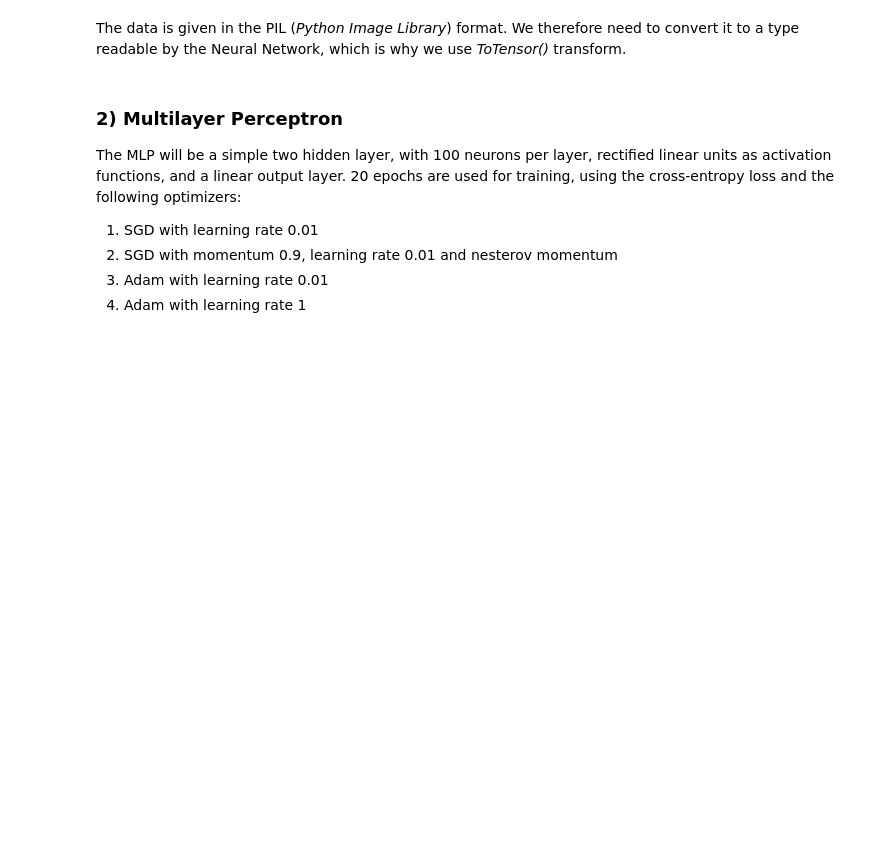
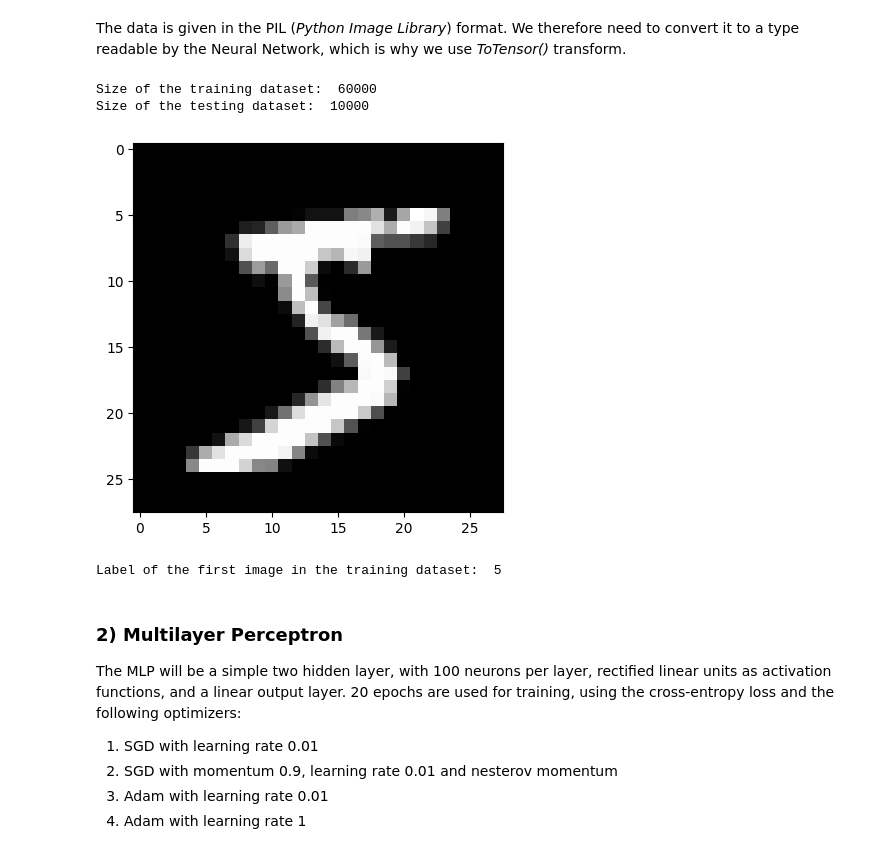
Before and after one commit to jsilveira1409/EE-411-Fundamentals-of-inference-and-learning, a Jupyter notebook: TP3/TP3.ipynb, the cells around one changed output. Drawn from its saved outputs; the diff is of its cells as text; code cells hidden in the pictures; blank space fills up the shorter version.

```diff
--- a/TP3/TP3.ipynb
+++ b/TP3/TP3.ipynb
@@ -161,33 +161,50 @@ train_dataset = torchvision.datasets.MNIST(
     download=True,
     transform=transform)
 
 # load the test dataset
 test_dataset = torchvision.datasets.MNIST(
     root='./data/',
     train=False,
     download=True,
     transform=transform)
 # hyperparameters
 # 50000 images for training
 # 100 epochs
 # 10000 images for testing
 BATCH_SIZE = 2500
 TEST_BATCH_SIZE = 10000
 num_epochs = 20
 
 train_dataloader = torch.utils.data.DataLoader(
     dataset=train_dataset,
     batch_size=BATCH_SIZE,
     shuffle=True,
     num_workers=2)
 
 
 # Construct the dataloader for the testing dataset.
 test_dataloader = torch.utils.data.DataLoader(
     dataset=test_dataset,
     batch_size=TEST_BATCH_SIZE,
     shuffle=False,
     num_workers=2)
+
+
+# print the size of the training dataset
+print("Size of the training dataset: ", len(train_dataset))
+# print the size of the testing dataset
+print("Size of the testing dataset: ", len(test_dataset))
+
+# show the first image in the training dataset
+plt.imshow(train_dataset[0][0].reshape(28, 28), cmap='gray')
+plt.show()
+# print the label of the first image in the training dataset
+print("Label of the first image in the training dataset: ", train_dataset[0][1])
+# %% [output]
+Size of the training dataset:  60000
+Size of the testing dataset:  10000
+[figure, added]
+Label of the first image in the training dataset:  5
 # %% [markdown]
 ### 2) Multilayer Perceptron
 
```
Also changed, not shown: parts of 10 cells of this notebook.
